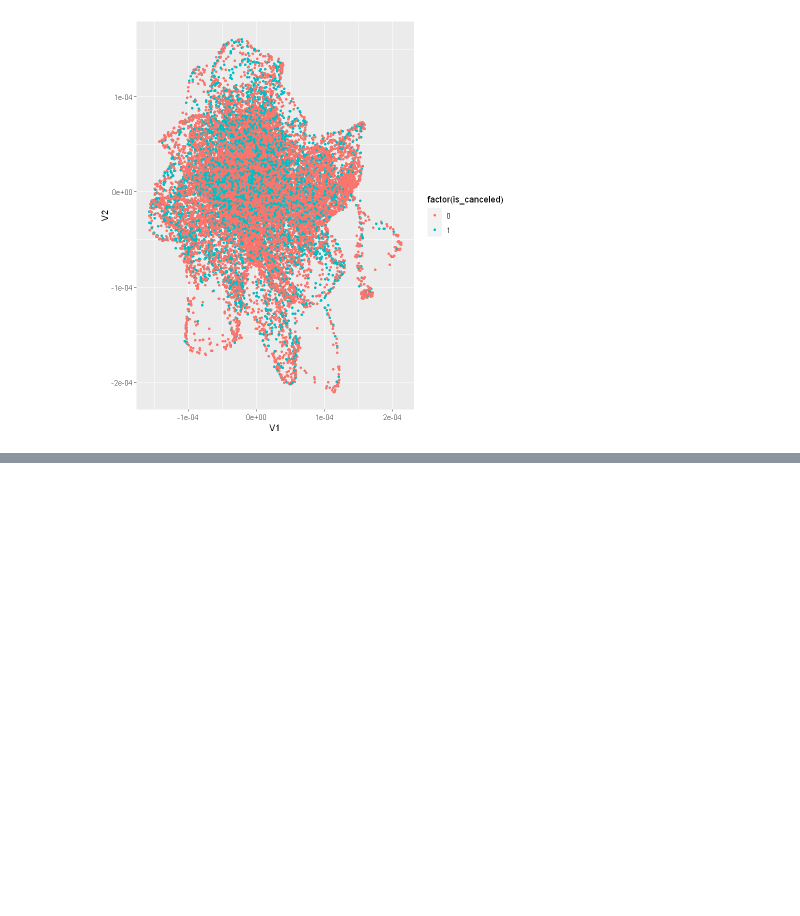
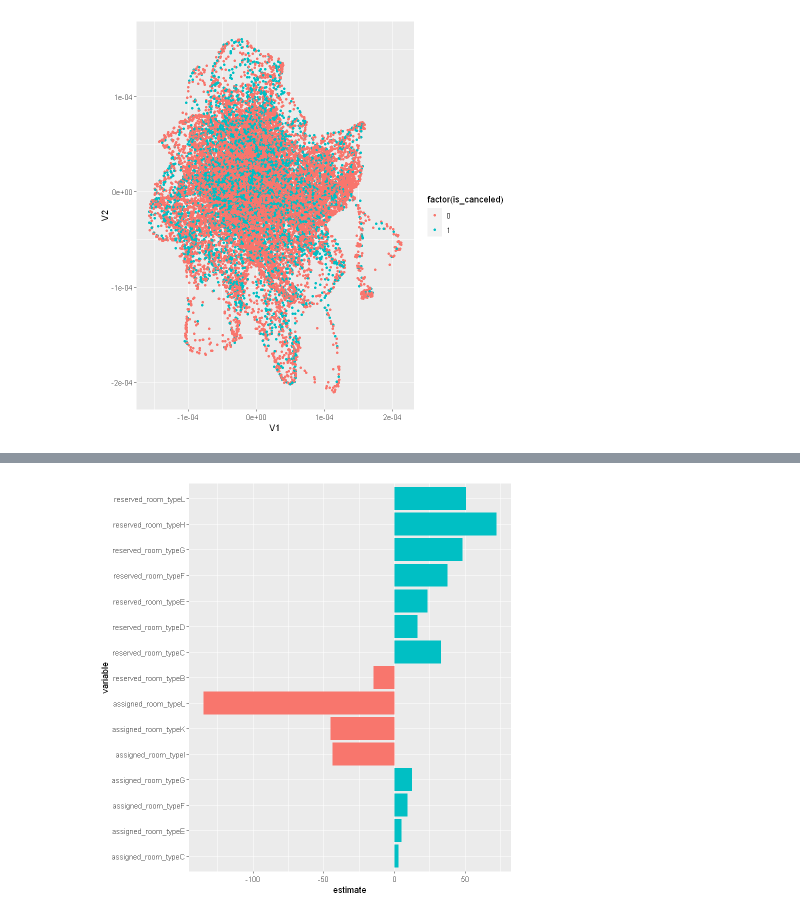
Before and after one commit to abhijeetdtu/dsba5122, a Jupyter notebook: dsba5122/Untitled.ipynb, the cells around one changed output, grey strips where cells are left out. Cells and saved outputs as stored; diff of their text form; code cells hidden in the pictures; blank space fills up the shorter version.

```diff
--- a/dsba5122/Untitled.ipynb
+++ b/dsba5122/Untitled.ipynb
@@ -124,0 +156,4 @@ ggplot(tsnedf, aes(x=V1 , y=V2 , color=factor(is_canceled))) + geom_point(stroke
+# %%
+linearmodel <- lm(adr ~ . , df %>% select(-one_of(c("company" , "agent"))))
+# %%
+lm_summary <- summary(linearmodel)
@@ -124,0 +166,7 @@ ggplot(tsnedf, aes(x=V1 , y=V2 , color=factor(is_canceled))) + geom_point(stroke
+# %%
+coefs <- lm_summary$coefficients %>% as.data.frame()
+colnames(coefs) <- c("estimate" , "stderror" , "tval" , "pval")
+coefs <- coefs %>% filter(pval < 0.05)
+# %%
+coefs$variable <- rownames(coefs)
+coefs
@@ -124,0 +208,10 @@ ggplot(tsnedf, aes(x=V1 , y=V2 , color=factor(is_canceled))) + geom_point(stroke
+# %%
+(
+    ggplot(coefs %>% filter(grepl("room",variable))
+           ,aes(x=variable, y=estimate , fill= estimate > 0)) +
+    geom_col() +
+    scale_fill_discrete(guide=F) +
+    coord_flip()
+)
+# %% [output]
+[figure, added]
```
Also changed, not shown: parts of 16 cells of this notebook, 4 other files.
